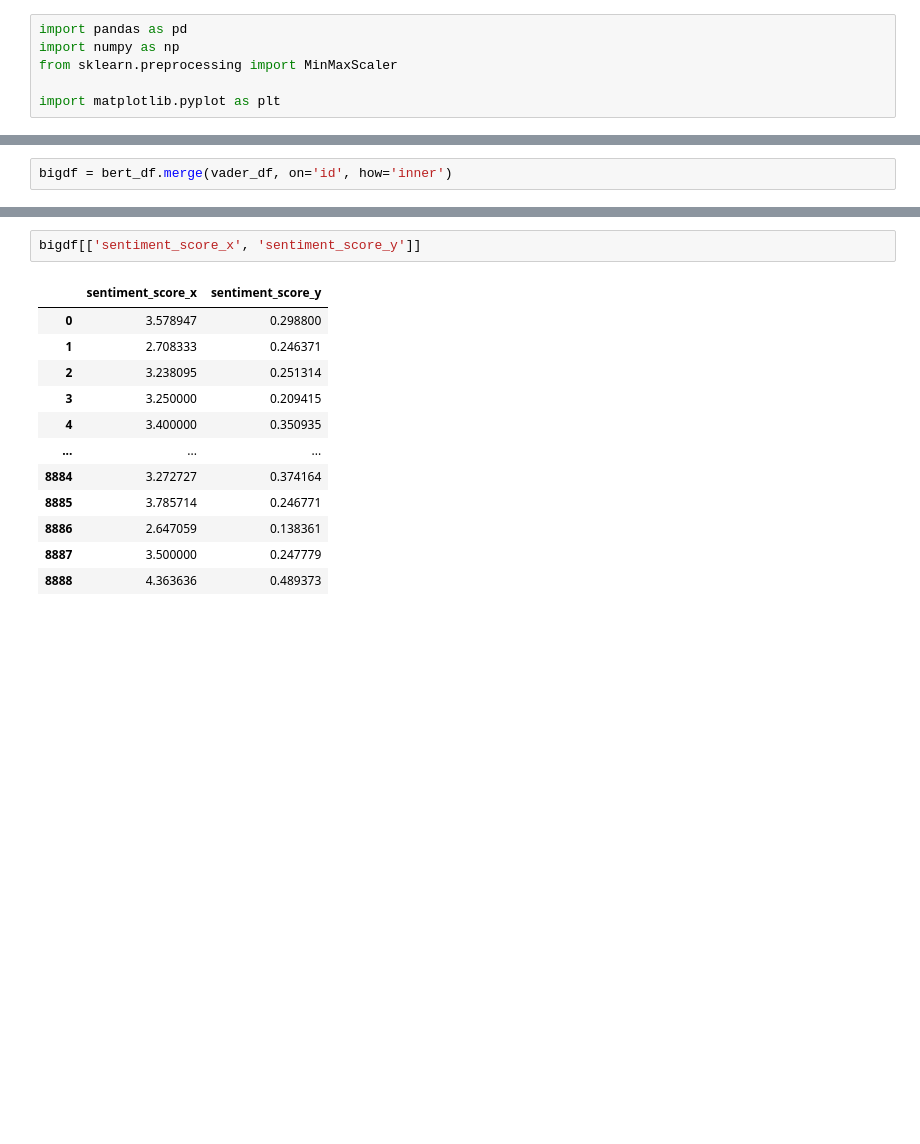
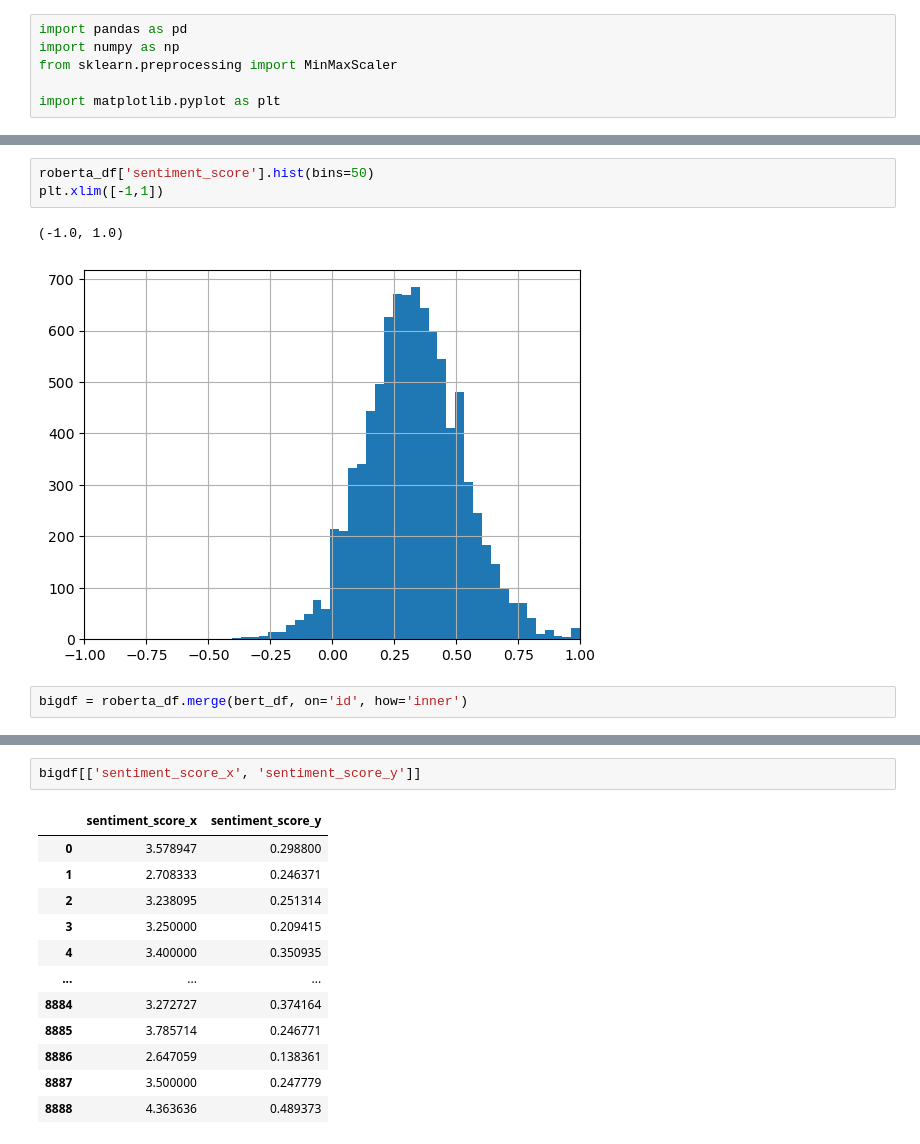
Before and after one commit to francisypeng/car_sentiment, a Jupyter notebook: compare_sentiment.ipynb, the cells around one changed output, grey strips where cells are left out. Saved outputs shown, nothing was run; the diff lists cells and outputs as text; blank space fills up the shorter version.

```diff
--- a/compare_sentiment.ipynb
+++ b/compare_sentiment.ipynb
@@ -23,5 +38,11 @@ plt.xlim([1,5])
+# %%
+roberta_df['sentiment_score'].hist(bins=50)
+plt.xlim([-1,1])
+# %% [output]
+(-1.0, 1.0)
+[figure, added]
 # %%
-bigdf = bert_df.merge(vader_df, on='id', how='inner')
+bigdf = roberta_df.merge(bert_df, on='id', how='inner')
 # %%
 bigdf[['sentiment_score_x', 'sentiment_score_y']].corr()
 # %% [output]
```
Also changed, not shown: parts of 8 cells of this notebook, 8 other files.
